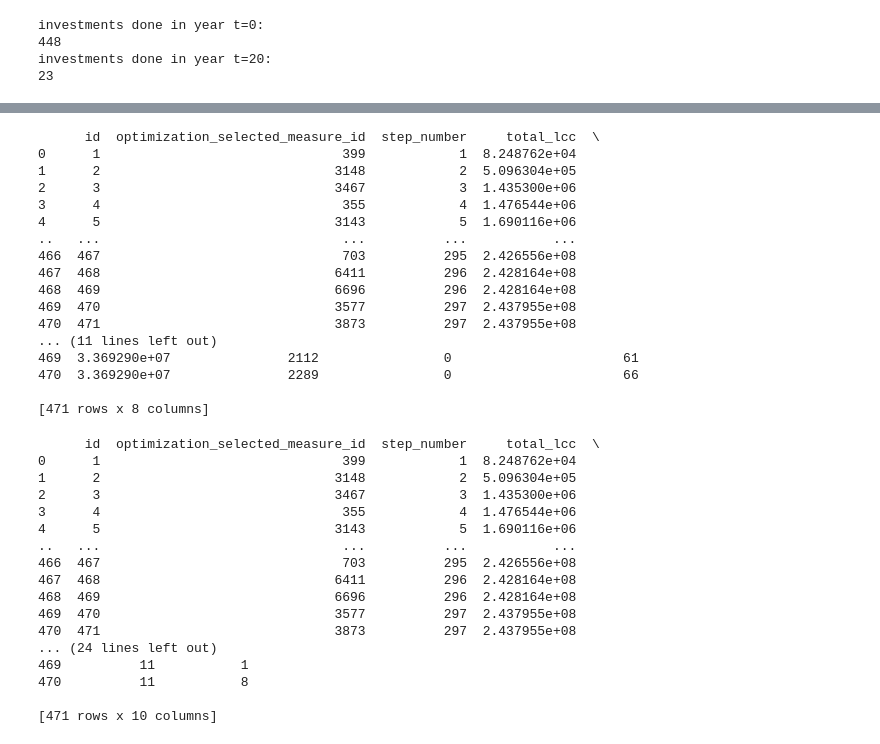
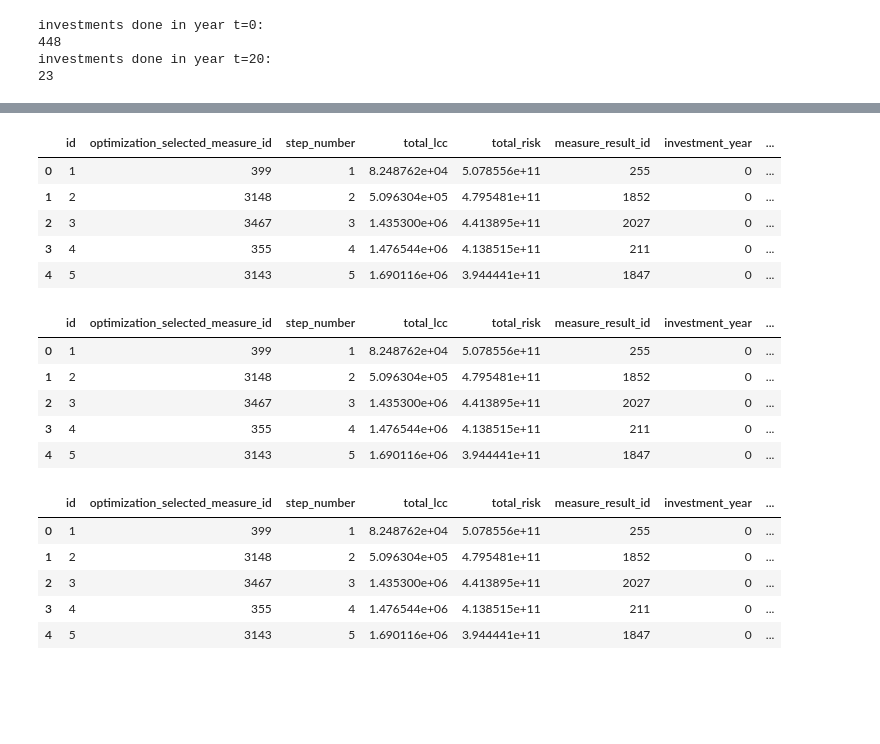
Before and after one commit to Deltares/VRSuiteUtils, a Jupyter notebook: postprocessing/get_database_info.ipynb, the cells around one changed output, grey strips where cells are left out. Cells and saved outputs as stored; diff of their text form; code cells hidden in the pictures; blank space fills up the shorter version.

```diff
--- a/postprocessing/get_database_info.ipynb
+++ b/postprocessing/get_database_info.ipynb
@@ -105,13 +92,6 @@ print(optimization_step)
 # %%
-# retrieve from the database tab "OptimizationStep" all rows where optimization_selected_measure_id is in selected_measure_ids
-sql_query = 'SELECT * FROM OptimizationStep WHERE optimization_selected_measure_id IN ({})'.format(
-    ', '.join([str(i) for i in selected_measure_ids]))
-optimization_step = pd.read_sql_query(sql_query, conn)
-# sort optimizationStep by id
-optimization_step = optimization_step.sort_values(by="id")
-print(optimization_step)
-
 sql_query = 'SELECT * FROM OptimizationSelectedMeasure WHERE id IN ({})'.format(
     ', '.join([str(i) for i in optimization_step["optimization_selected_measure_id"].tolist()]))
 optimization_selected_measure = pd.read_sql_query(sql_query, conn)
+optimization_selected_measure.head()
 # %% [output]
@@ -190,34 +135,21 @@ investments done in year t=20:
 # %%
-# add MeasureResult where id matches optimization_step["measure_result_id"] to the optimization_step dataframe
 sql_query = 'SELECT * FROM MeasureResult WHERE id IN ({})'.format(
     ', '.join([str(i) for i in optimization_step["measure_result_id"].tolist()]))
 measure_result = pd.read_sql_query(sql_query, conn)
-# add the "name" column from the measure_result dataframe to the optimization_step dataframe
+
 optimization_step = pd.merge(optimization_step, measure_result[["id", "measure_per_section_id"]],
                                 left_on="measure_result_id", right_on="id", how="left")
 # drop the "id_y" column
 optimization_step = optimization_step.drop(columns="id_y")
 optimization_step = optimization_step.rename(columns={"id_x": "id"})
+optimization_step.head()
+# %% [output]
+|  | id | optimization_selected_measure_id | step_number | total_lcc | total_risk | measure_result_id | investment_year | ... |
+| 0 | 1 | 399 | 1 | 8.248762e+04 | 5.078556e+11 | 255 | 0 | ... |
+| 1 | 2 | 3148 | 2 | 5.096304e+05 | 4.795481e+11 | 1852 | 0 | ... |
+| 2 | 3 | 3467 | 3 | 1.435300e+06 | 4.413895e+11 | 2027 | 0 | ... |
+| 3 | 4 | 355 | 4 | 1.476544e+06 | 4.138515e+11 | 211 | 0 | ... |
+| 4 | 5 | 3143 | 5 | 1.690116e+06 | 3.944441e+11 | 1847 | 0 | ... |
-# %%
-print(optimization_step)
-# %% [output]
-      id  optimization_selected_measure_id  step_number     total_lcc  \
-0      1                               399            1  8.248762e+04
-1      2                              3148            2  5.096304e+05
-2      3                              3467            3  1.435300e+06
-3      4                               355            4  1.476544e+06
-4      5                              3143            5  1.690116e+06
-..   ...                               ...          ...           ...
-466  467                               703          295  2.426556e+08
-467  468                              6411          296  2.428164e+08
-468  469                              6696          296  2.428164e+08
-469  470                              3577          297  2.437955e+08
-470  471                              3873          297  2.437955e+08
-... (11 lines left out)
-469  3.369290e+07               2112                0                      61
-470  3.369290e+07               2289                0                      66
-
-[471 rows x 8 columns]
 # %%
 # add MeasurePerSection where id matches optimization_step["measure_per_section_id"] to the optimization_step dataframe
 sql_query = 'SELECT * FROM MeasurePerSection WHERE id IN ({})'.format(
@@ -229,25 +161,14 @@ optimization_step = pd.merge(optimization_step, measure_per_section[["id", "sect
 # drop the "id_y" column
 optimization_step = optimization_step.drop(columns="id_y")
 optimization_step = optimization_step.rename(columns={"id_x": "id"})
-print(optimization_step)
+optimization_step.head()
 # %% [output]
-      id  optimization_selected_measure_id  step_number     total_lcc  \
-0      1                               399            1  8.248762e+04
-1      2                              3148            2  5.096304e+05
-2      3                              3467            3  1.435300e+06
-3      4                               355            4  1.476544e+06
-4      5                              3143            5  1.690116e+06
-..   ...                               ...          ...           ...
-466  467                               703          295  2.426556e+08
-467  468                              6411          296  2.428164e+08
-468  469                              6696          296  2.428164e+08
-469  470                              3577          297  2.437955e+08
-470  471                              3873          297  2.437955e+08
-... (24 lines left out)
-469          11           1
-470          11           8
-
-[471 rows x 10 columns]
+|  | id | optimization_selected_measure_id | step_number | total_lcc | total_risk | measure_result_id | investment_year | ... |
+| 0 | 1 | 399 | 1 | 8.248762e+04 | 5.078556e+11 | 255 | 0 | ... |
+| 1 | 2 | 3148 | 2 | 5.096304e+05 | 4.795481e+11 | 1852 | 0 | ... |
+| 2 | 3 | 3467 | 3 | 1.435300e+06 | 4.413895e+11 | 2027 | 0 | ... |
+| 3 | 4 | 355 | 4 | 1.476544e+06 | 4.138515e+11 | 211 | 0 | ... |
+| 4 | 5 | 3143 | 5 | 1.690116e+06 | 3.944441e+11 | 1847 | 0 | ... |
 # %%
 # Where id in SectionData matches section_id in optimization_step dataframe, add the "section_name" column to the
 # optimization_step dataframe
@@ -261,3 +182,11 @@ optimization_step = pd.merge(optimization_step, section_data[["id", "section_nam
 optimization_step = optimization_step.drop(columns="id_y")
 # rename the "id_x" column to "id"
 optimization_step = optimization_step.rename(columns={"id_x": "id"})
+optimization_step.head()
+# %% [output]
+|  | id | optimization_selected_measure_id | step_number | total_lcc | total_risk | measure_result_id | investment_year | ... |
+| 0 | 1 | 399 | 1 | 8.248762e+04 | 5.078556e+11 | 255 | 0 | ... |
+| 1 | 2 | 3148 | 2 | 5.096304e+05 | 4.795481e+11 | 1852 | 0 | ... |
+| 2 | 3 | 3467 | 3 | 1.435300e+06 | 4.413895e+11 | 2027 | 0 | ... |
+| 3 | 4 | 355 | 4 | 1.476544e+06 | 4.138515e+11 | 211 | 0 | ... |
+| 4 | 5 | 3143 | 5 | 1.690116e+06 | 3.944441e+11 | 1847 | 0 | ... |
```
Also changed, not shown: parts of 39 cells of this notebook, 1 other file.
